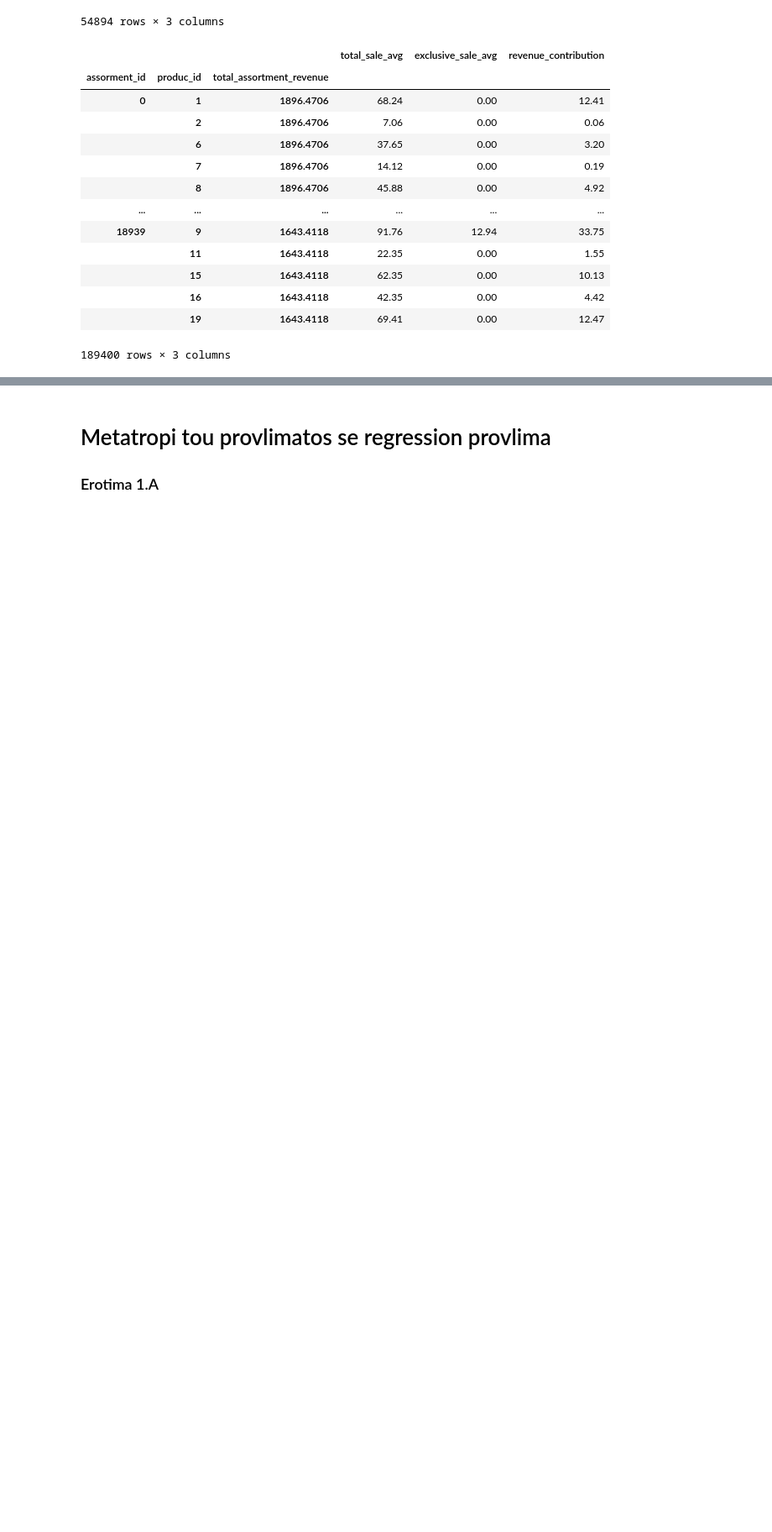
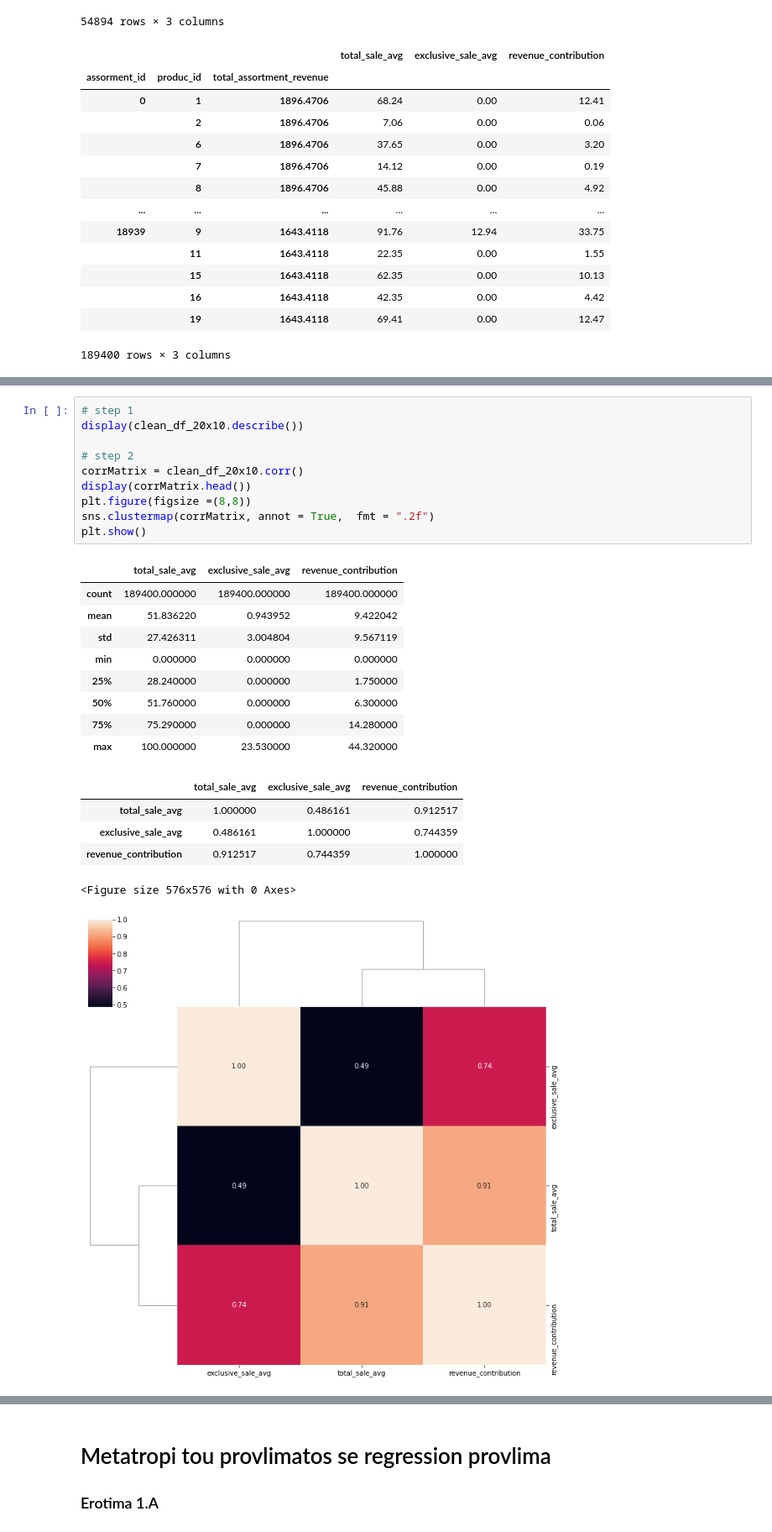
Before and after one commit to Thanasis-Kottaridis/AssortmentPlanningOptimization, a Jupyter notebook: AssortmentPlanningOptimization.ipynb, the cells around one changed output, grey strips where cells are left out. Shown at 84% size. Drawn from its saved outputs; the diff is of its cells as text; blank space fills up the shorter version.

```diff
--- a/AssortmentPlanningOptimization.ipynb
+++ b/AssortmentPlanningOptimization.ipynb
@@ -107,0 +203,26 @@ display(clean_df_20x10)
+# %%
+# step 1
+display(clean_df_20x10.describe())
+
+# step 2
+corrMatrix = clean_df_20x10.corr()
+display(corrMatrix.head())
+plt.figure(figsize =(8,8))
+sns.clustermap(corrMatrix, annot = True,  fmt = ".2f")
+plt.show()
+# %% [output]
+|  | total_sale_avg | exclusive_sale_avg | revenue_contribution |
+| count | 189400.000000 | 189400.000000 | 189400.000000 |
+| mean | 51.836220 | 0.943952 | 9.422042 |
+| std | 27.426311 | 3.004804 | 9.567119 |
+| min | 0.000000 | 0.000000 | 0.000000 |
+| 25% | 28.240000 | 0.000000 | 1.750000 |
+| 50% | 51.760000 | 0.000000 | 6.300000 |
+| 75% | 75.290000 | 0.000000 | 14.280000 |
+| max | 100.000000 | 23.530000 | 44.320000 |
+|  | total_sale_avg | exclusive_sale_avg | revenue_contribution |
+| total_sale_avg | 1.000000 | 0.486161 | 0.912517 |
+| exclusive_sale_avg | 0.486161 | 1.000000 | 0.744359 |
+| revenue_contribution | 0.912517 | 0.744359 | 1.000000 |
+<Figure size 576x576 with 0 Axes>
+[figure, added]
```
Also changed, not shown: parts of 34 cells of this notebook, 2 other files.
